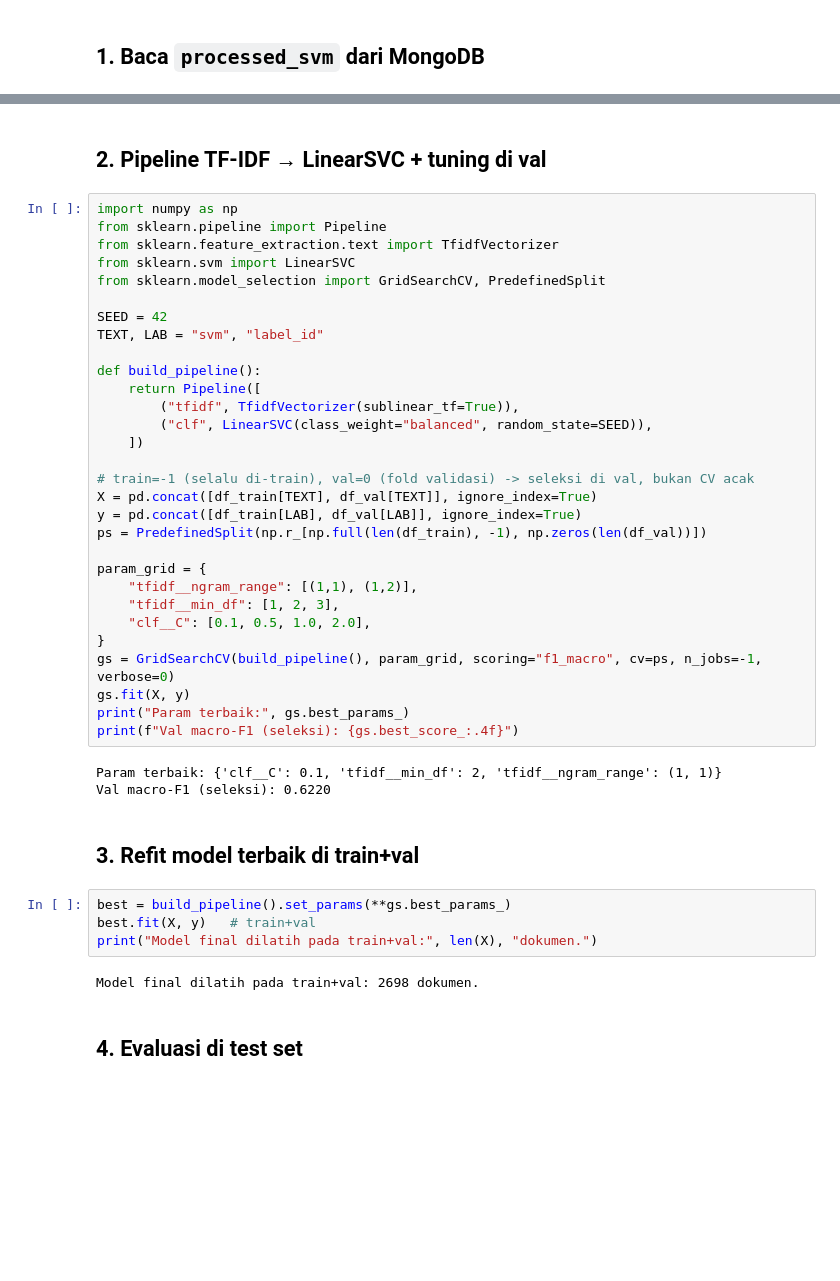
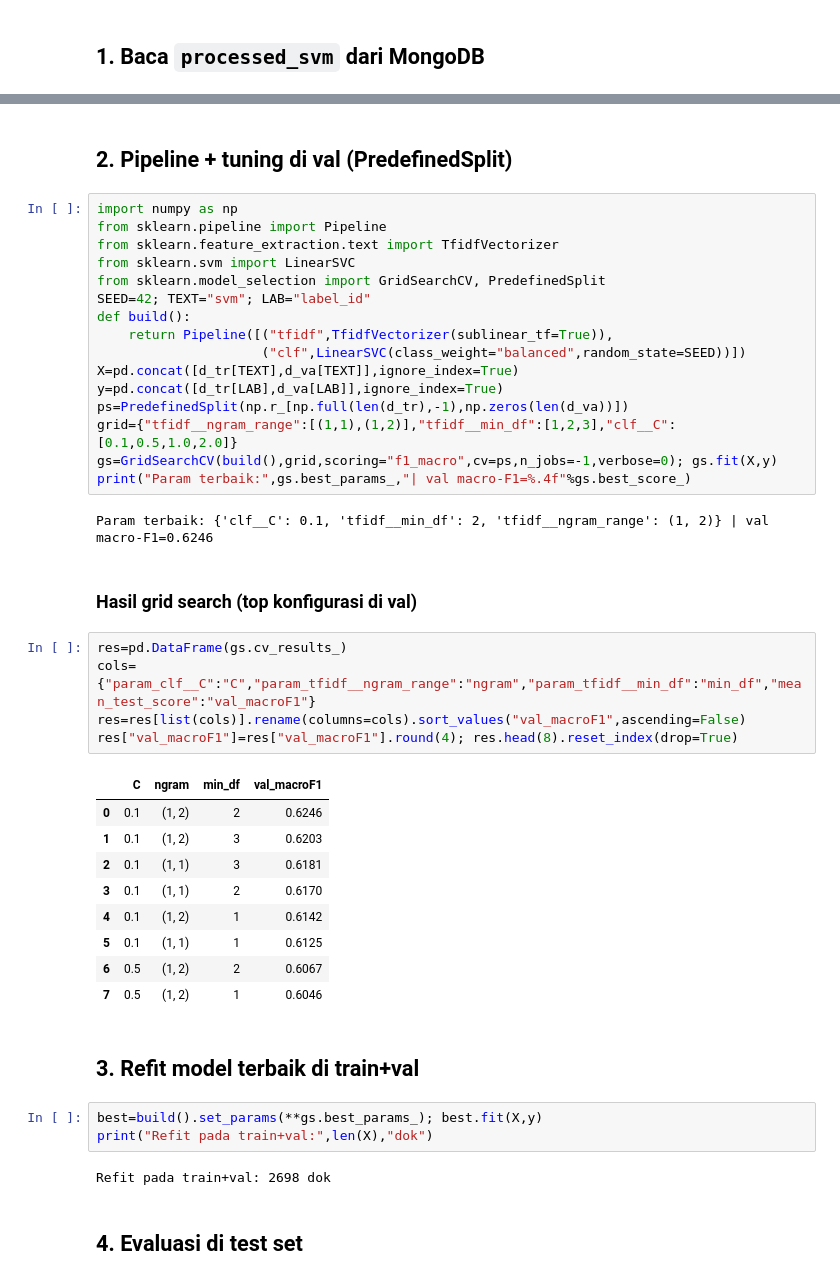
Before and after one commit to Arachnoida/jokowi_sentiment_project, a Jupyter notebook: notebooks/train_svm.ipynb, the cells around one changed output, grey strips where cells are left out. Cells and saved outputs as stored; diff of their text form; blank space fills up the shorter version.

```diff
--- a/notebooks/train_svm.ipynb
+++ b/notebooks/train_svm.ipynb
@@ -55,46 +41,47 @@ train=2098 val=600 test=300
 # %% [markdown]
-## 2. Pipeline TF-IDF → LinearSVC + tuning di val
+## 2. Pipeline + tuning di val (PredefinedSplit)
 # %%
 import numpy as np
 from sklearn.pipeline import Pipeline
 from sklearn.feature_extraction.text import TfidfVectorizer
 from sklearn.svm import LinearSVC
 from sklearn.model_selection import GridSearchCV, PredefinedSplit
-
-SEED = 42
-TEXT, LAB = "svm", "label_id"
-
-def build_pipeline():
-    return Pipeline([
-        ("tfidf", TfidfVectorizer(sublinear_tf=True)),
-        ("clf", LinearSVC(class_weight="balanced", random_state=SEED)),
-    ])
-
-# train=-1 (selalu di-train), val=0 (fold validasi) -> seleksi di val, bukan CV acak
-X = pd.concat([df_train[TEXT], df_val[TEXT]], ignore_index=True)
-y = pd.concat([df_train[LAB], df_val[LAB]], ignore_index=True)
-ps = PredefinedSplit(np.r_[np.full(len(df_train), -1), np.zeros(len(df_val))])
-
-param_grid = {
-    "tfidf__ngram_range": [(1,1), (1,2)],
-    "tfidf__min_df": [1, 2, 3],
-    "clf__C": [0.1, 0.5, 1.0, 2.0],
-}
-gs = GridSearchCV(build_pipeline(), param_grid, scoring="f1_macro", cv=ps, n_jobs=-1, verbose=0)
-gs.fit(X, y)
-print("Param terbaik:", gs.best_params_)
-print(f"Val macro-F1 (seleksi): {gs.best_score_:.4f}")
+SEED=42; TEXT="svm"; LAB="label_id"
+def build():
+    return Pipeline([("tfidf",TfidfVectorizer(sublinear_tf=True)),
+                     ("clf",LinearSVC(class_weight="balanced",random_state=SEED))])
+X=pd.concat([d_tr[TEXT],d_va[TEXT]],ignore_index=True)
+y=pd.concat([d_tr[LAB],d_va[LAB]],ignore_index=True)
+ps=PredefinedSplit(np.r_[np.full(len(d_tr),-1),np.zeros(len(d_va))])
+grid={"tfidf__ngram_range":[(1,1),(1,2)],"tfidf__min_df":[1,2,3],"clf__C":[0.1,0.5,1.0,2.0]}
+gs=GridSearchCV(build(),grid,scoring="f1_macro",cv=ps,n_jobs=-1,verbose=0); gs.fit(X,y)
+print("Param terbaik:",gs.best_params_,"| val macro-F1=%.4f"%gs.best_score_)
 # %% [output]
-Param terbaik: {'clf__C': 0.1, 'tfidf__min_df': 2, 'tfidf__ngram_range': (1, 1)}
-Val macro-F1 (seleksi): 0.6220
+Param terbaik: {'clf__C': 0.1, 'tfidf__min_df': 2, 'tfidf__ngram_range': (1, 2)} | val macro-F1=0.6246
+# %% [markdown]
+### Hasil grid search (top konfigurasi di val)
+# %%
+res=pd.DataFrame(gs.cv_results_)
+cols={"param_clf__C":"C","param_tfidf__ngram_range":"ngram","param_tfidf__min_df":"min_df","mean_test_score":"val_macroF1"}
+res=res[list(cols)].rename(columns=cols).sort_values("val_macroF1",ascending=False)
+res["val_macroF1"]=res["val_macroF1"].round(4); res.head(8).reset_index(drop=True)
+# %% [output]
+|  | C | ngram | min_df | val_macroF1 |
+| 0 | 0.1 | (1, 2) | 2 | 0.6246 |
+| 1 | 0.1 | (1, 2) | 3 | 0.6203 |
+| 2 | 0.1 | (1, 1) | 3 | 0.6181 |
+| 3 | 0.1 | (1, 1) | 2 | 0.6170 |
+| 4 | 0.1 | (1, 2) | 1 | 0.6142 |
+| 5 | 0.1 | (1, 1) | 1 | 0.6125 |
+| 6 | 0.5 | (1, 2) | 2 | 0.6067 |
+| 7 | 0.5 | (1, 2) | 1 | 0.6046 |
 # %% [markdown]
 ## 3. Refit model terbaik di train+val
 # %%
-best = build_pipeline().set_params(**gs.best_params_)
-best.fit(X, y)   # train+val
-print("Model final dilatih pada train+val:", len(X), "dokumen.")
+best=build().set_params(**gs.best_params_); best.fit(X,y)
+print("Refit pada train+val:",len(X),"dok")
 # %% [output]
-Model final dilatih pada train+val: 2698 dokumen.
+Refit pada train+val: 2698 dok
 # %% [markdown]
 ## 4. Evaluasi di test set
 # %%
```
Also changed, not shown: parts of 14 cells of this notebook, 5 other files.
